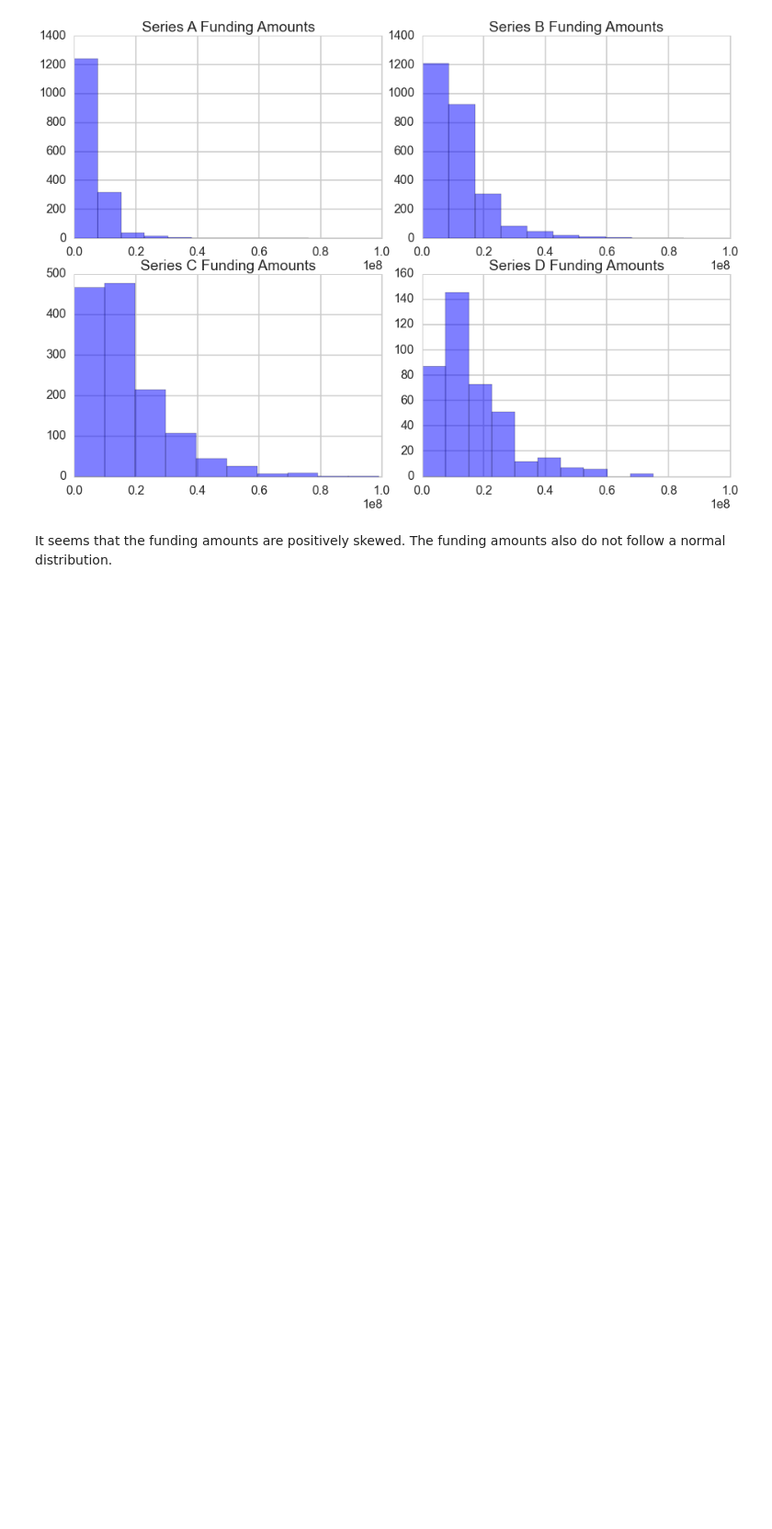
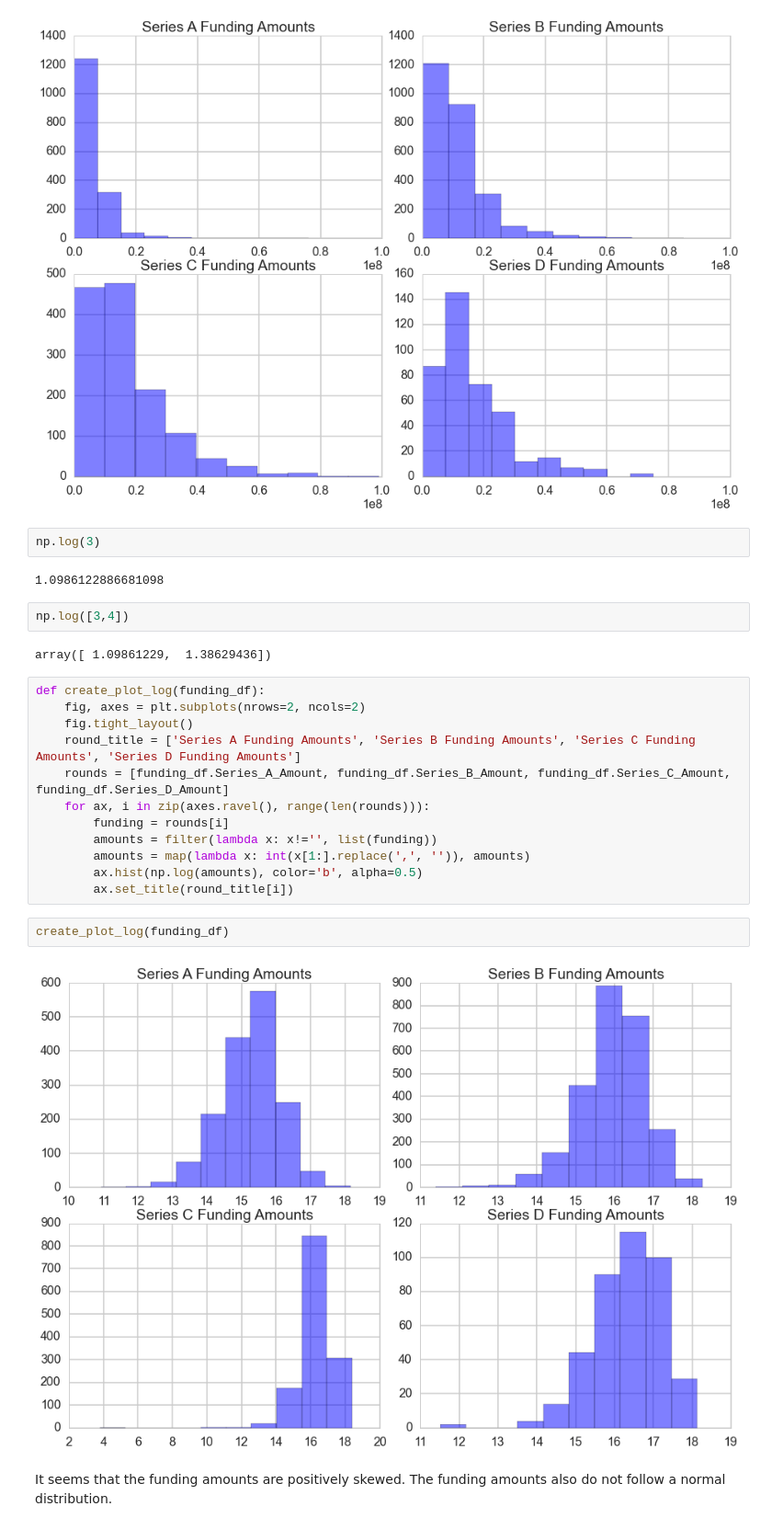
Before and after one commit to kyang01/startup-analysis, a Jupyter notebook: startups/exploratory-analysis-on-startups.ipynb, the cells around one changed output. Shown at 92% size. Saved outputs shown, nothing was run; the diff lists cells and outputs as text; blank space fills up the shorter version.

```diff
--- a/startups/exploratory-analysis-on-startups.ipynb
+++ b/startups/exploratory-analysis-on-startups.ipynb
@@ -140,6 +126,30 @@ def create_plot(funding_df):
 create_plot(funding_df)
 # %% [output]
 [figure]
+# %%
+np.log(3)
+# %% [output]
+1.0986122886681098
+# %%
+np.log([3,4])
+# %% [output]
+array([ 1.09861229,  1.38629436])
+# %%
+def create_plot_log(funding_df):
+    fig, axes = plt.subplots(nrows=2, ncols=2)
+    fig.tight_layout()
+    round_title = ['Series A Funding Amounts', 'Series B Funding Amounts', 'Series C Funding Amounts', 'Series D Funding Amounts']
+    rounds = [funding_df.Series_A_Amount, funding_df.Series_B_Amount, funding_df.Series_C_Amount, funding_df.Series_D_Amount]
+    for ax, i in zip(axes.ravel(), range(len(rounds))):
+        funding = rounds[i]
+        amounts = filter(lambda x: x!='', list(funding))
+        amounts = map(lambda x: int(x[1:].replace(',', '')), amounts)
+        ax.hist(np.log(amounts), color='b', alpha=0.5)
+        ax.set_title(round_title[i])
+# %%
+create_plot_log(funding_df)
+# %% [output]
+[figure, added]
 # %% [markdown]
 It seems that the funding amounts are positively skewed. The funding amounts also do not follow a normal distribution.
 # %% [markdown]
```
Also changed, not shown: parts of 2 cells of this notebook.
